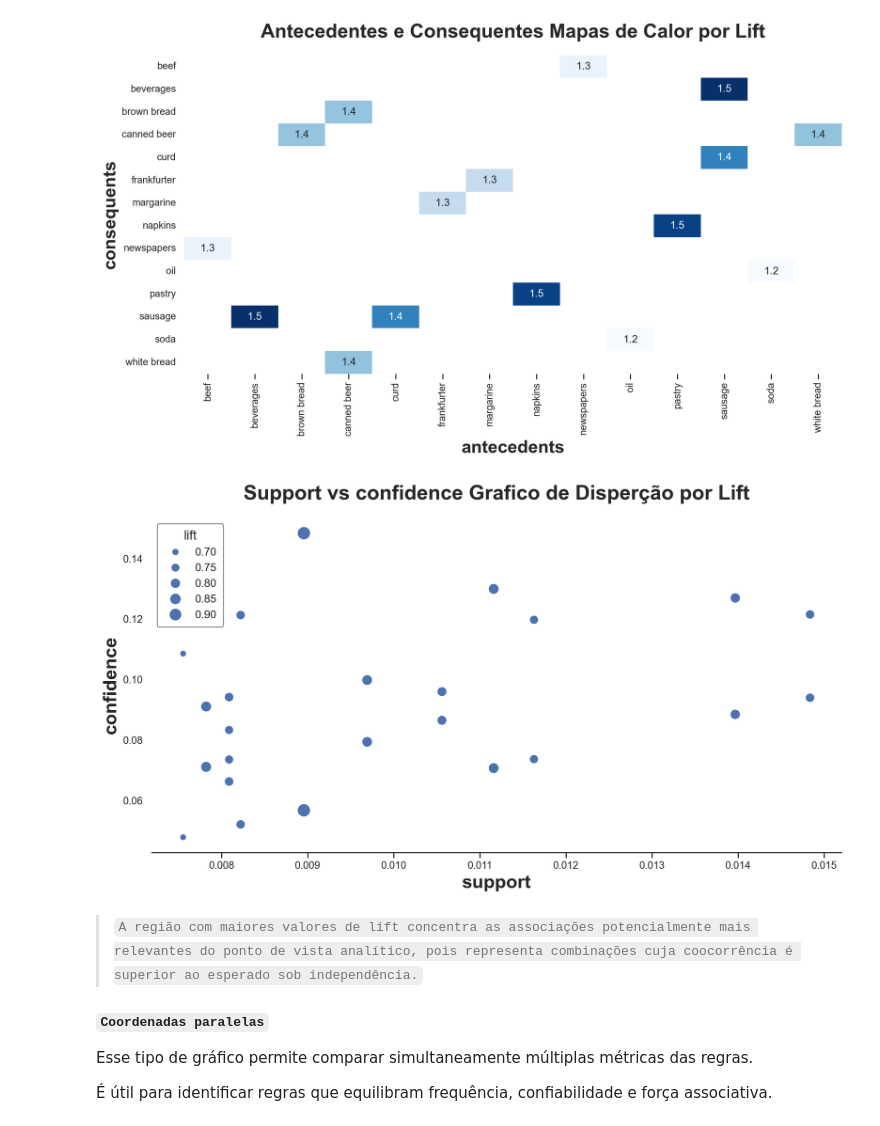
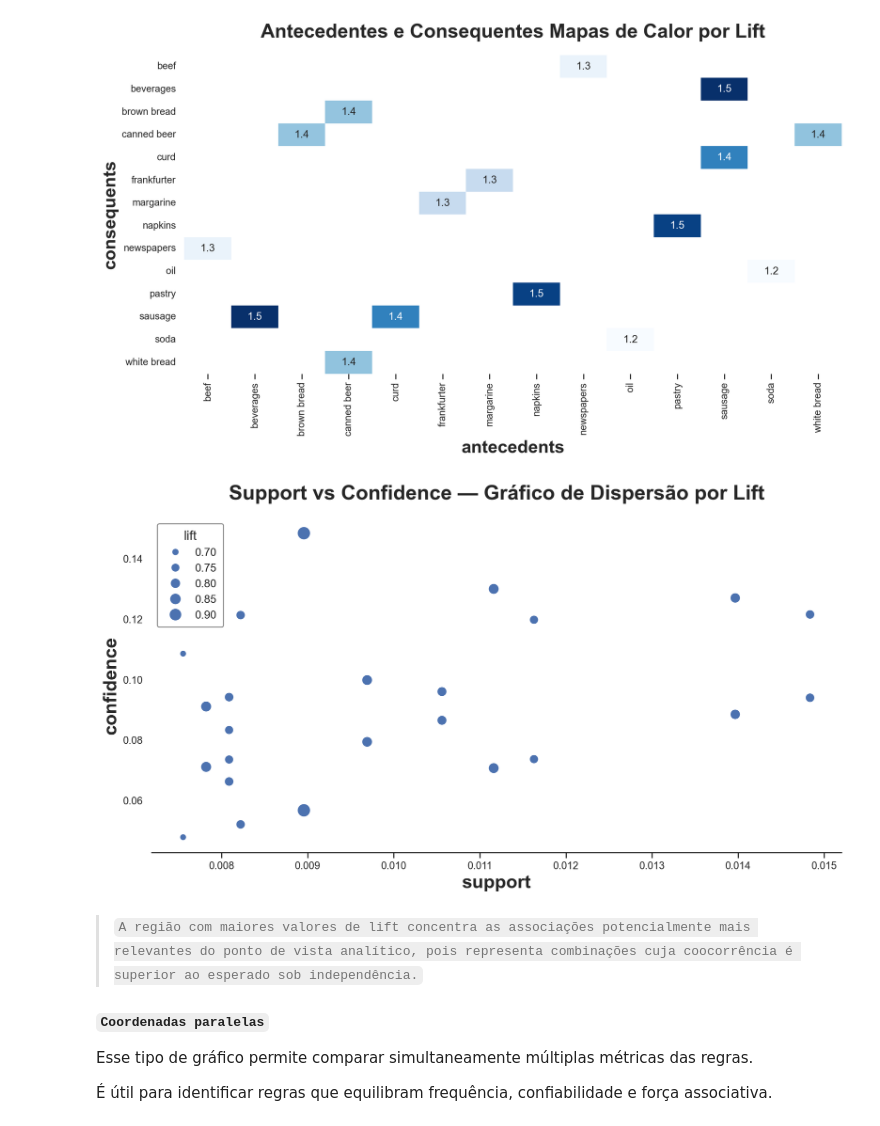
Before and after one commit to eniorubens/enioRubens_dataScienceProjects, a Jupyter notebook: Cross_Sell_Association_Rules/Cross_Sell_Association_Rules.ipynb, the cells around one changed output. Drawn from its saved outputs; the diff is of its cells as text; code cells hidden in the pictures.

```diff
--- a/Cross_Sell_Association_Rules/Cross_Sell_Association_Rules.ipynb
+++ b/Cross_Sell_Association_Rules/Cross_Sell_Association_Rules.ipynb
@@ -697,24 +734,24 @@ plt.show()
 # %%
 # Apply the Apriori algorithm with a support value of 0.0075
 frequent_itemsets = apriori(onehot, min_support = 0.0075,
                             use_colnames = True, max_len = 2)
 
 # Generate association rules without performing additional pruning
 rules = association_rules(frequent_itemsets, metric = 'support',
                         min_threshold = 0.0)
 
 # Generate scatterplot using support and confidence
 sns.scatterplot(x = "support", y = "confidence",
                 size = "lift",
                 hue_norm=None,
                 data = rules)
 
 # Title
-plt.title('Support vs confidence Grafico de Disperção por Lift')
+plt.title('Support vs Confidence — Gráfico de Dispersão por Lift')
 
 plt.show()
 # %% [output]
-[figure, old version]
+[figure, new version]
 # %% [markdown]
 >`A região com maiores valores de lift concentra as associações potencialmente mais relevantes do ponto de vista analítico, pois representa combinações cuja coocorrência é superior ao esperado sob independência.`
 
```
Also changed, not shown: parts of 21 cells of this notebook.
